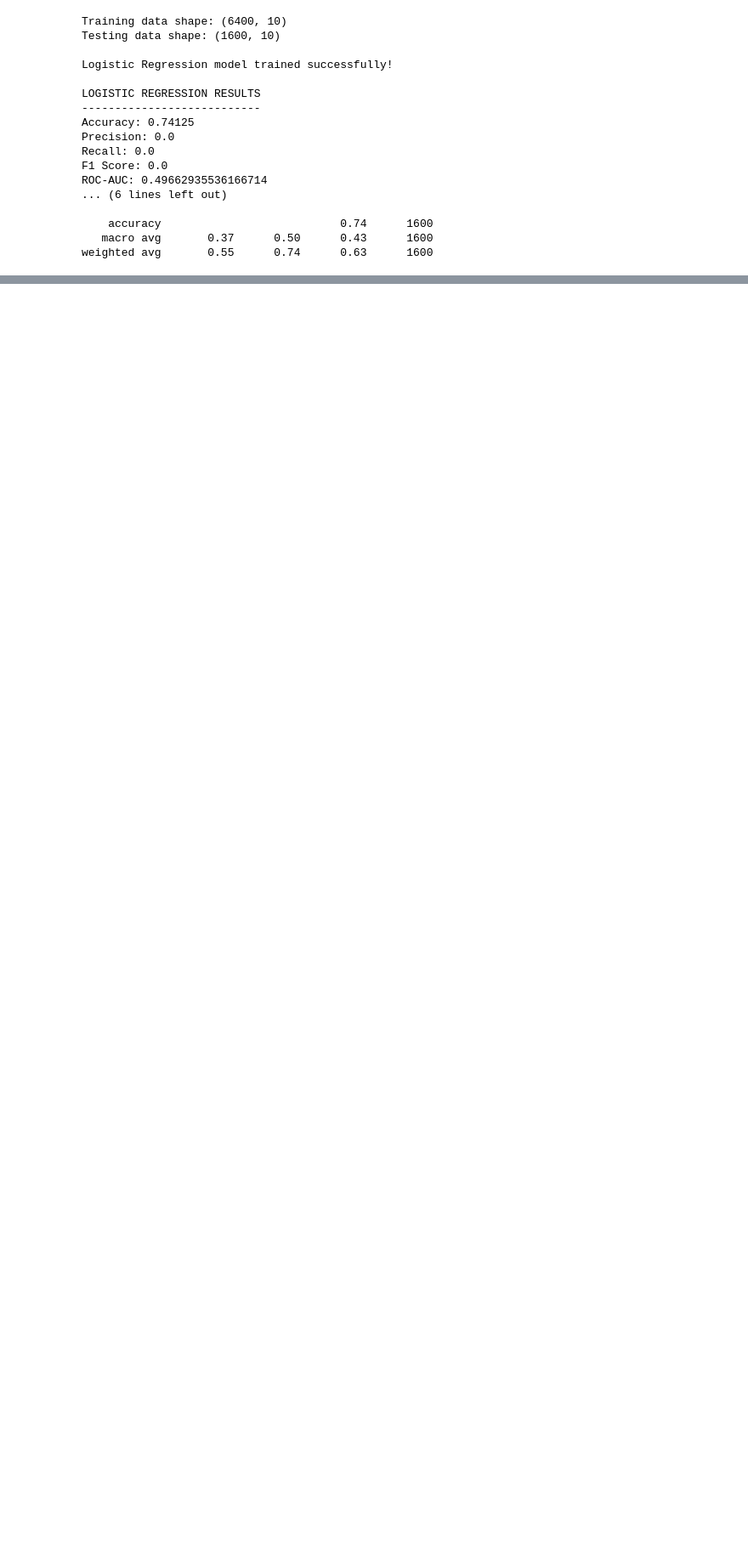
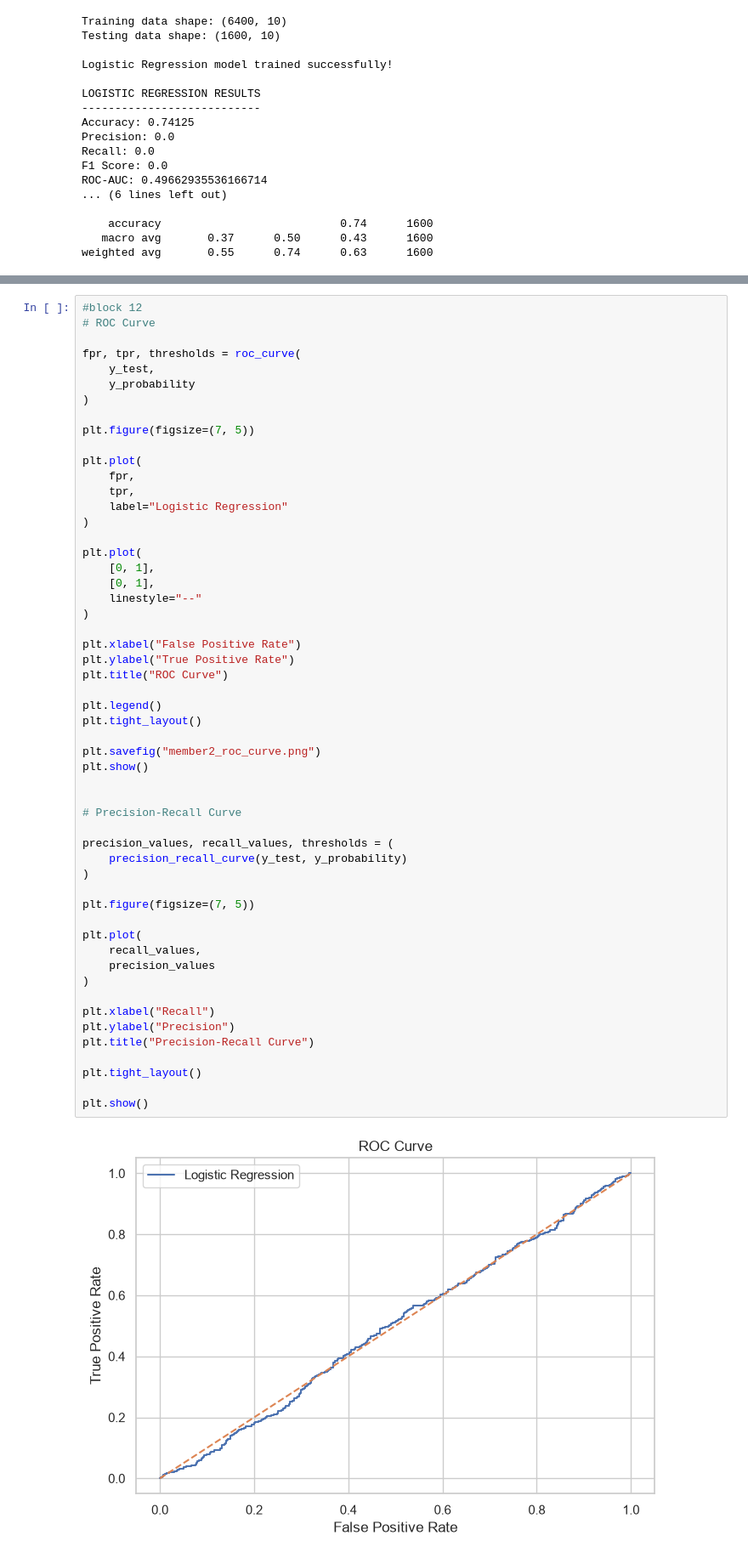
Before and after one commit to sarthak-singh-1565/Spotify-ana-project-lr, a Jupyter notebook: notebook/01_data_exploration.ipynb, the cells around one changed output, grey strips where cells are left out. Shown at 85% size. Saved outputs shown, nothing was run; the diff lists cells and outputs as text; blank space fills up the shorter version.

```diff
--- a/notebook/01_data_exploration.ipynb
+++ b/notebook/01_data_exploration.ipynb
@@ -587,3 +587,59 @@ plt.savefig("member2_confusion_matrix.png")
 plt.show()
 # %% [output]
 [figure]
+# %%
+#block 12
+# ROC Curve
+
+fpr, tpr, thresholds = roc_curve(
+    y_test,
+    y_probability
+)
+
+plt.figure(figsize=(7, 5))
+
+plt.plot(
+    fpr,
+    tpr,
+    label="Logistic Regression"
+)
+
+plt.plot(
+    [0, 1],
+    [0, 1],
+    linestyle="--"
+)
+
+plt.xlabel("False Positive Rate")
+plt.ylabel("True Positive Rate")
+plt.title("ROC Curve")
+
+plt.legend()
+plt.tight_layout()
+
+plt.savefig("member2_roc_curve.png")
+plt.show()
+
+
+# Precision-Recall Curve
+
+precision_values, recall_values, thresholds = (
+    precision_recall_curve(y_test, y_probability)
+)
+
+plt.figure(figsize=(7, 5))
+
+plt.plot(
+    recall_values,
+    precision_values
+)
+
+plt.xlabel("Recall")
+plt.ylabel("Precision")
+plt.title("Precision-Recall Curve")
+
+plt.tight_layout()
+
+plt.show()
+# %% [output]
+[figure, added]
```
Also changed, not shown: parts of 1 cell of this notebook, 1 other file.
